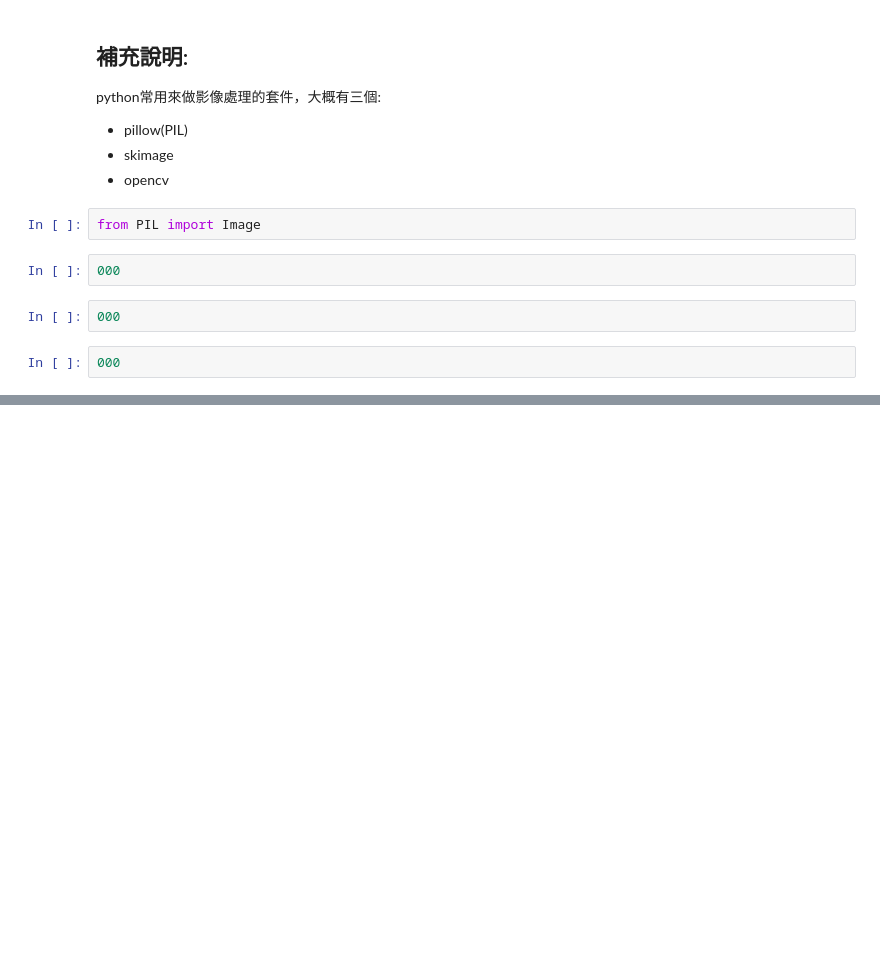
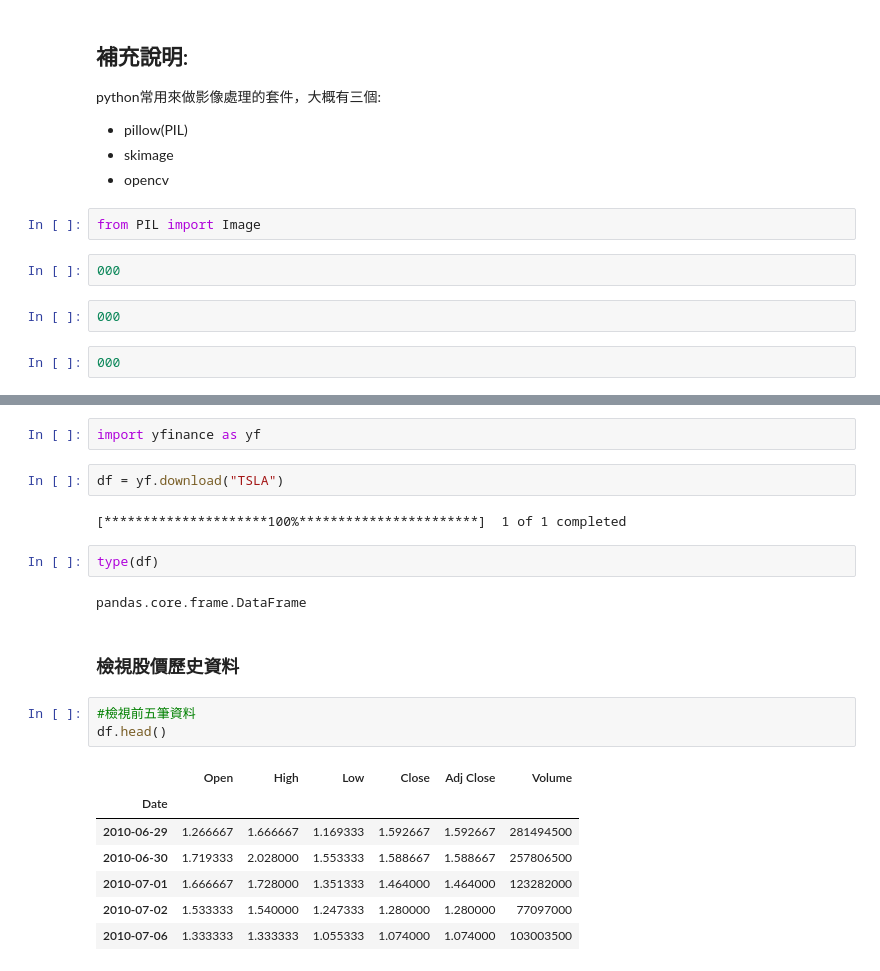
Before and after one commit to aprilrain731/20230210-python, a Jupyter notebook: 20230219.ipynb, the cells around one changed output, grey strips where cells are left out. Drawn from its saved outputs; the diff is of its cells as text; blank space fills up the shorter version.

```diff
--- a/20230219.ipynb
+++ b/20230219.ipynb
@@ -551,0 +575,23 @@ from PIL import Image
+# %%
+import yfinance as yf
+# %%
+df = yf.download("TSLA")
+# %% [output]
+[*********************100%***********************]  1 of 1 completed
+# %%
+type(df)
+# %% [output]
+pandas.core.frame.DataFrame
+# %% [markdown]
+### 檢視股價歷史資料
+# %%
+#檢視前五筆資料
+df.head()
+# %% [output]
+|  | Open | High | Low | Close | Adj Close | Volume |
+| Date |  |  |  |  |  |  |
+| 2010-06-29 | 1.266667 | 1.666667 | 1.169333 | 1.592667 | 1.592667 | 281494500 |
+| 2010-06-30 | 1.719333 | 2.028000 | 1.553333 | 1.588667 | 1.588667 | 257806500 |
+| 2010-07-01 | 1.666667 | 1.728000 | 1.351333 | 1.464000 | 1.464000 | 123282000 |
+| 2010-07-02 | 1.533333 | 1.540000 | 1.247333 | 1.280000 | 1.280000 | 77097000 |
+| 2010-07-06 | 1.333333 | 1.333333 | 1.055333 | 1.074000 | 1.074000 | 103003500 |
```
Also changed, not shown: parts of 19 cells of this notebook.
